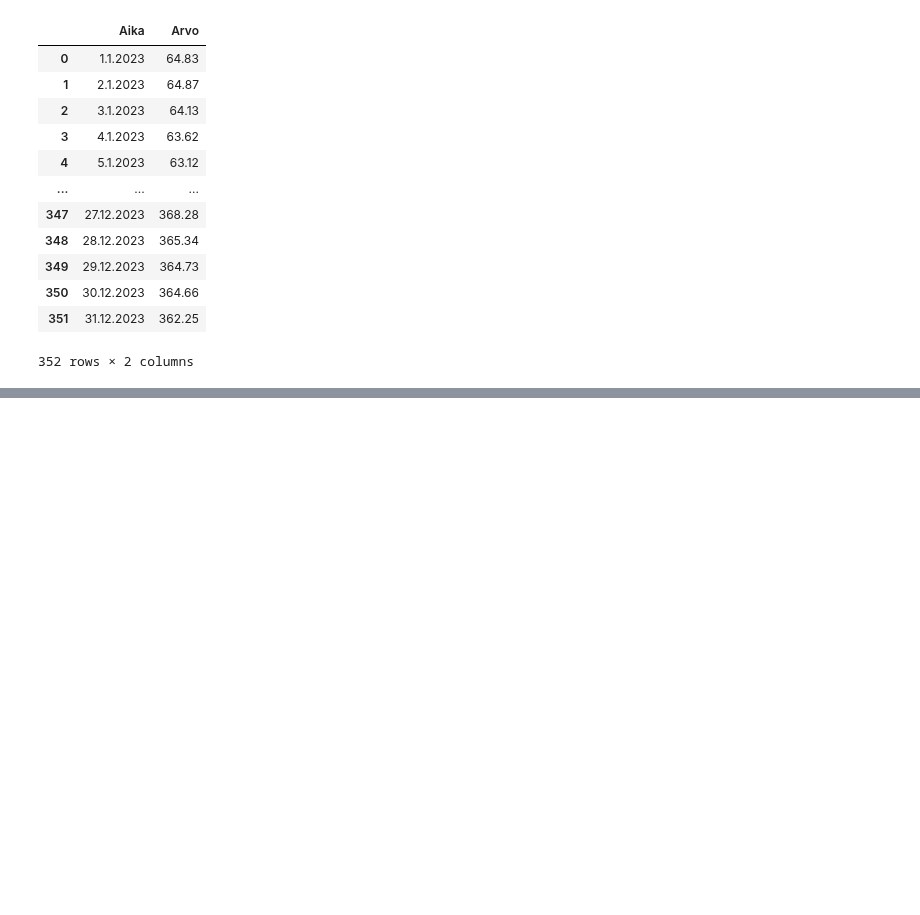
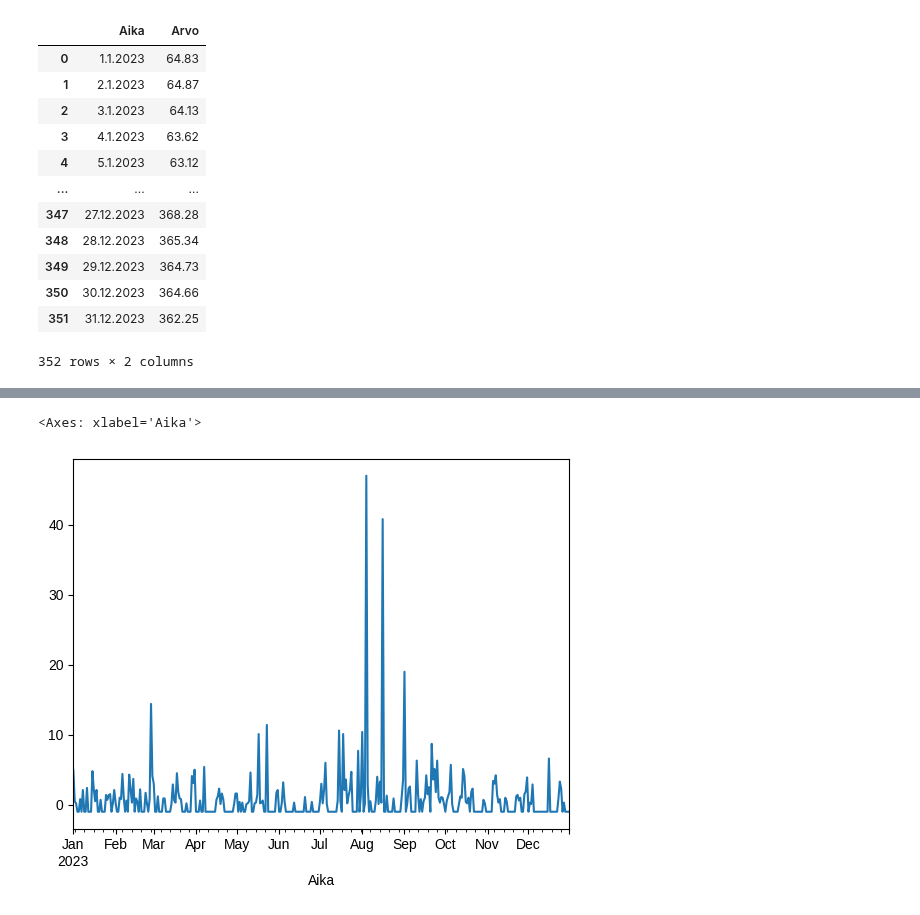
Before and after one commit to susannakukka/bathymetric-model-analysis, a Jupyter notebook: notebooks/flow_rate.ipynb, the cells around one changed output, grey strips where cells are left out. Drawn from its saved outputs; the diff is of its cells as text; code cells hidden in the pictures; blank space fills up the shorter version.

```diff
--- a/notebooks/flow_rate.ipynb
+++ b/notebooks/flow_rate.ipynb
@@ -50,0 +100,6 @@ Text(65.34722222222221, 0.5, 'Discharge $m^3$/s')
+# %%
+wdata['Sademaara (mm)'].plot(
+)
+# %% [output]
+<Axes: xlabel='Aika'>
+[figure, added]
```
Also changed, not shown: parts of 6 cells of this notebook.
